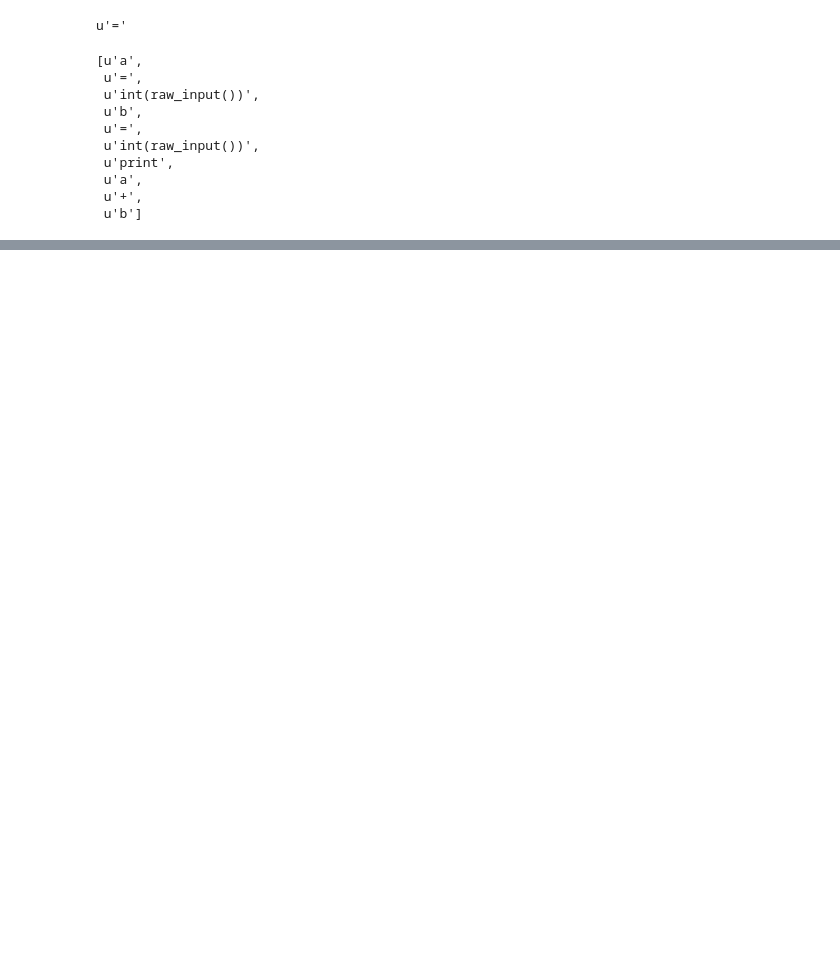
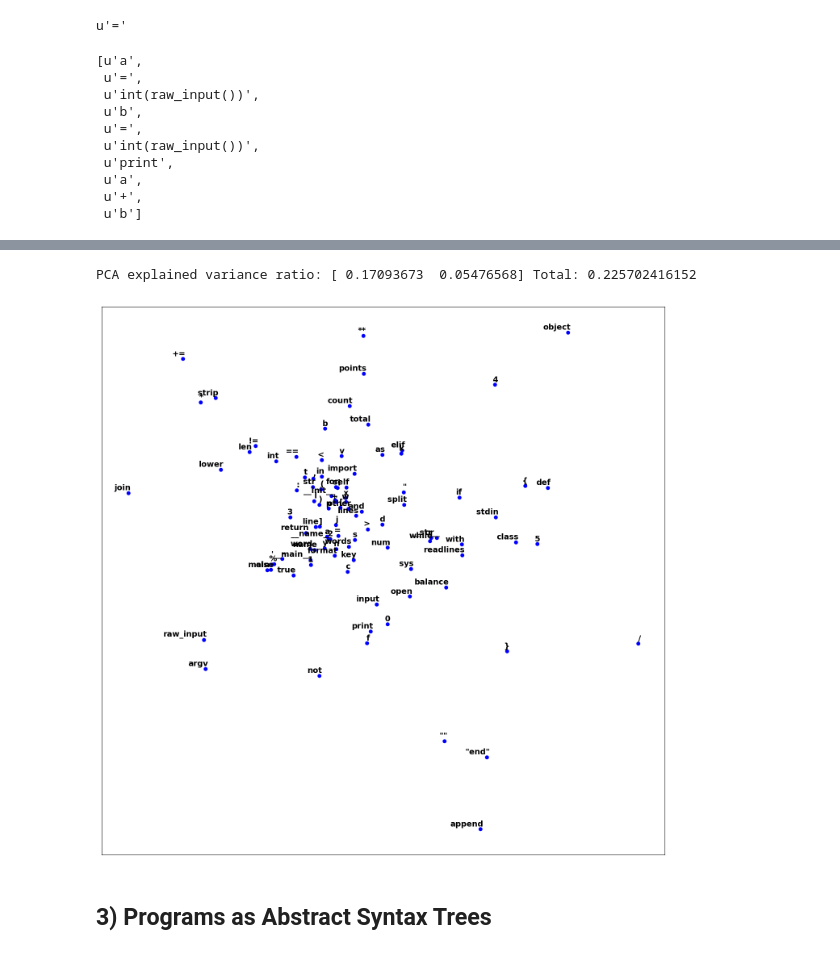
Before and after one commit to dazcona/user2code2vec, a Jupyter notebook: code2vec Embeddings.ipynb, the cells around one changed output, grey strips where cells are left out. Saved outputs shown, nothing was run; the diff lists cells and outputs as text; code cells hidden in the pictures; blank space fills up the shorter version.

```diff
--- a/code2vec Embeddings.ipynb
+++ b/code2vec Embeddings.ipynb
@@ -824,0 +395,17 @@ plot_dimensionality_reduction(pg_pca, id_to_word, top_words=top_words)
+# %%
+token_t = get_tokenizer()
+
+token_t.fit_on_texts(token_docs)
+
+token_sequences = token_t.texts_to_sequences(token_docs)
+
+id_to_token = { v: k for k, v in token_t.word_index.items() }
+
+token_padded_docs = pad_sequences(token_sequences, maxlen=MAX_LENGTH, padding='post')
+# %%
+token_model = get_model()
+
+token_model.fit(token_padded_docs, token_labels, epochs=2, verbose=1)
+
+loss, accuracy = token_model.evaluate(token_padded_docs, token_labels, verbose=1)
+print('Accuracy: %f, Loss: %f' % (accuracy * 100, loss * 100))
@@ -824,0 +433,4 @@ plot_dimensionality_reduction(pg_pca, id_to_word, top_words=top_words)
+# %%
+token_embeddings = get_embeddings(token_model)
+
+token_embeddings[0]
@@ -824,0 +459,12 @@ plot_dimensionality_reduction(pg_pca, id_to_word, top_words=top_words)
+# %%
+token_pca = get_pca(token_embeddings)
+
+token_top_words = get_top_words(token_t, N=100)
+# %% [output]
+PCA explained variance ratio: [ 0.17093673  0.05476568] Total: 0.225702416152
+# %%
+plot_embeddings(token_pca, id_to_token, token_top_words, figsize=(18, 18))
+# %% [output]
+[figure, added]
+# %% [markdown]
+## 3) Programs as Abstract Syntax Trees
```
Also changed, not shown: parts of 120 cells of this notebook.
